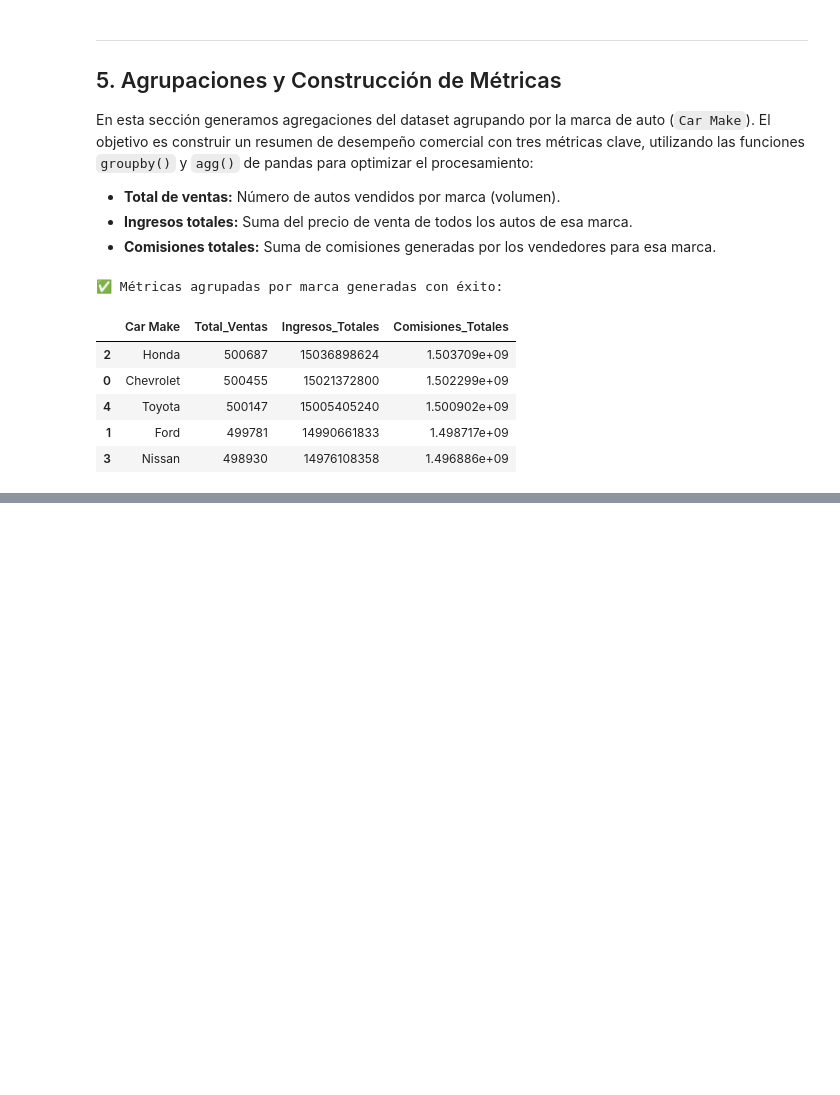
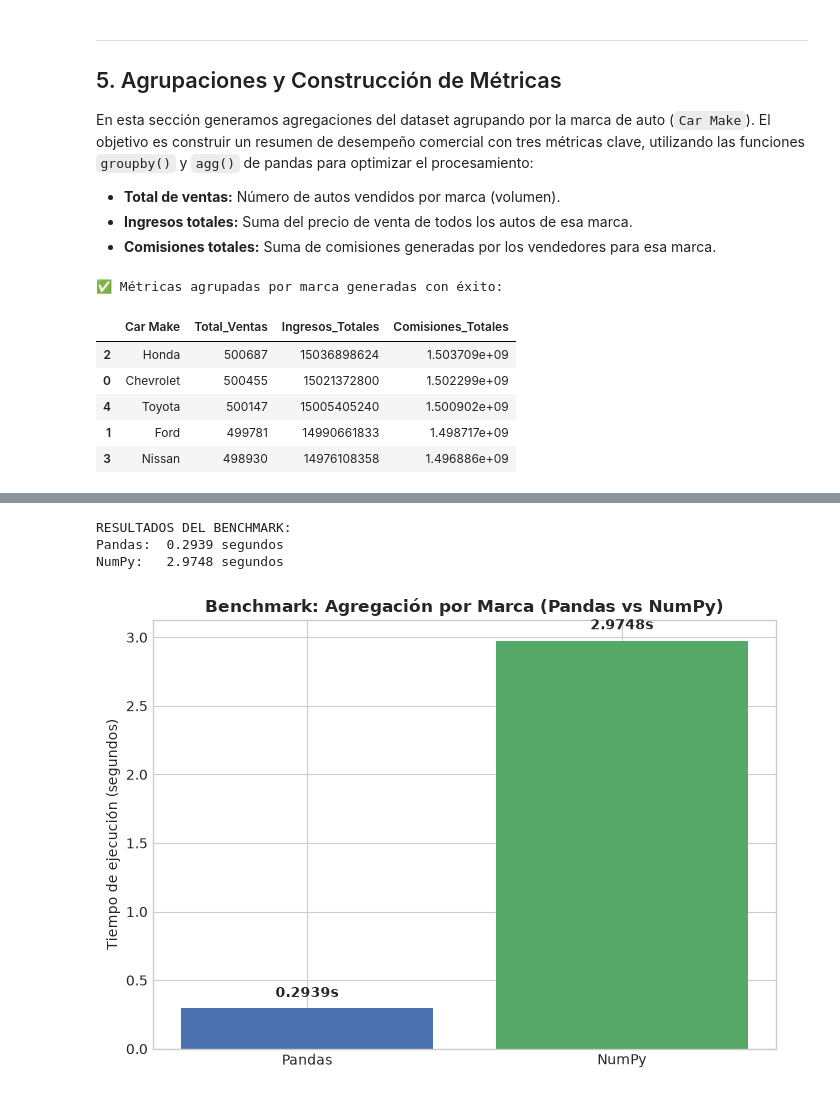
Before and after one commit to Jquishpeq923/car-sales-bigdata, a Jupyter notebook: proyecto_integrador.ipynb, the cells around one changed output, grey strips where cells are left out. Cells and saved outputs as stored; diff of their text form; code cells hidden in the pictures; blank space fills up the shorter version.

```diff
--- a/proyecto_integrador.ipynb
+++ b/proyecto_integrador.ipynb
@@ -433,0 +510,76 @@ metricas_marca.head()
+# %%
+# ── 6.3 VISUALIZACIÓN DE RESULTADOS (PANDAS vs NUMPY) ────────────────────
+
+print('RESULTADOS DEL BENCHMARK:')
+# La sintaxis ':.4f' le dice a Python que formatee la variable numérica para mostrar
+# únicamente 4 decimales (f = float). Esto hace que la salida se vea profesional y alineada.
+print(f'Pandas:  {tiempo_pandas:.4f} segundos')
+print(f'NumPy:   {tiempo_numpy:.4f} segundos')
+
+
+# ── PASO 1: CREAR EL LIENZO Y LOS EJES ──
+# Matplotlib funciona como un pintor. Necesitamos un lienzo (fig) y un área para dibujar (ax).
+# fig: Es la ventana completa o "papel" donde se dibujará todo.
+# ax: Son los ejes (X e Y) específicos donde irán nuestras barras.
+# figsize=(7, 5): Define el tamaño de la figura en pulgadas (7 de ancho por 5 de alto).
+fig, ax = plt.subplots(figsize=(7, 5))
+
+
+# ── PASO 2: DEFINIR DATOS Y ESTÉTICA ──
+# Creamos tres listas que deben coincidir exactamente en posición:
+herramientas = ['Pandas', 'NumPy']          # Categorías para el eje X
+tiempos = [tiempo_pandas, tiempo_numpy]     # Alturas para el eje Y
+# Usamos códigos hexadecimales para darle colores estéticos de ciencia de datos:
+# Azul (#4c72b0) para Pandas y Verde (#55a868) para NumPy.
+colores = ['#4c72b0', '#55a868']
+
+
+# ── PASO 3: TRAZAR EL GRÁFICO DE BARRAS ──
+# ax.bar() es la función que dibuja las barras.
+# Le pasamos el eje X (herramientas), el eje Y (tiempos) y la lista de colores.
+# Guardamos el resultado en la variable 'barras' para poder manipular cada barra individualmente luego.
+barras = ax.bar(herramientas, tiempos, color=colores)
+
+
+# ── PASO 4: TÍTULOS Y ETIQUETAS ──
+# Siempre debemos etiquetar qué significan los números en los ejes para dar contexto.
+ax.set_ylabel('Tiempo de ejecución (segundos)')
+# Ponemos el título del gráfico en negrita (fontweight='bold') para que resalte.
+ax.set_title('Benchmark: Agregación por Marca (Pandas vs NumPy)', fontweight='bold')
+
+
+# ── PASO 5: ANOTACIONES DINÁMICAS SOBRE LAS BARRAS ──
+# Queremos poner el número exacto de segundos flotando encima de cada barra.
+# Para esto, hacemos un bucle 'for' que revisa una por una las 'barras' que dibujamos.
+for barra in barras:
+
+    # .get_height() extrae la altura matemática de la barra actual (el tiempo en segundos).
+    yval = barra.get_height()
+
+    # ax.text() coloca texto en coordenadas (X, Y).
+    # Coordenada X: barra.get_x() (inicio de la barra) + barra.get_width()/2 (la mitad de su ancho).
+    #               Esto asegura que el texto quede EXACTAMENTE en el centro horizontal.
+    # Coordenada Y: yval + (max(tiempos)*0.02). Tomamos la altura de la barra y le sumamos
+    #               un 2% del valor máximo de todos los tiempos. Esto crea un "margen dinámico"
+    #               para que el texto flote un poquito y no choque con la pintura de la barra.
+    ax.text(barra.get_x() + barra.get_width()/2, yval + (max(tiempos)*0.02),
+
+            # Formateamos el texto a 4 decimales y añadimos una 's' de segundos.
+            f'{yval:.4f}s',
+
+            # ha='center': Centrado horizontal. va='bottom': El texto crece hacia arriba.
+            ha='center', va='bottom', fontweight='bold')
+
+
+# ── PASO 6: RENDERIZADO FINAL ──
+# tight_layout() es una buena práctica: recalcula los márgenes automáticamente
+# para que ningún texto, título o número se quede cortado fuera de la imagen.
+plt.tight_layout()
+
+# .show() es la orden final que plasma el dibujo en tu pantalla.
+plt.show()
+# %% [output]
+RESULTADOS DEL BENCHMARK:
+Pandas:  0.2939 segundos
+NumPy:   2.9748 segundos
+[figure, added]
```
Also changed, not shown: parts of 4 cells of this notebook.
